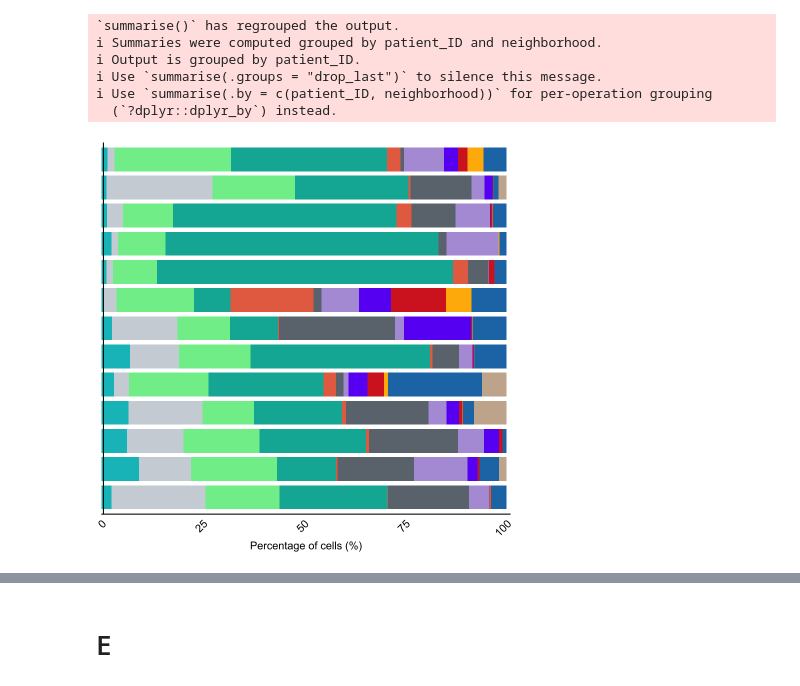
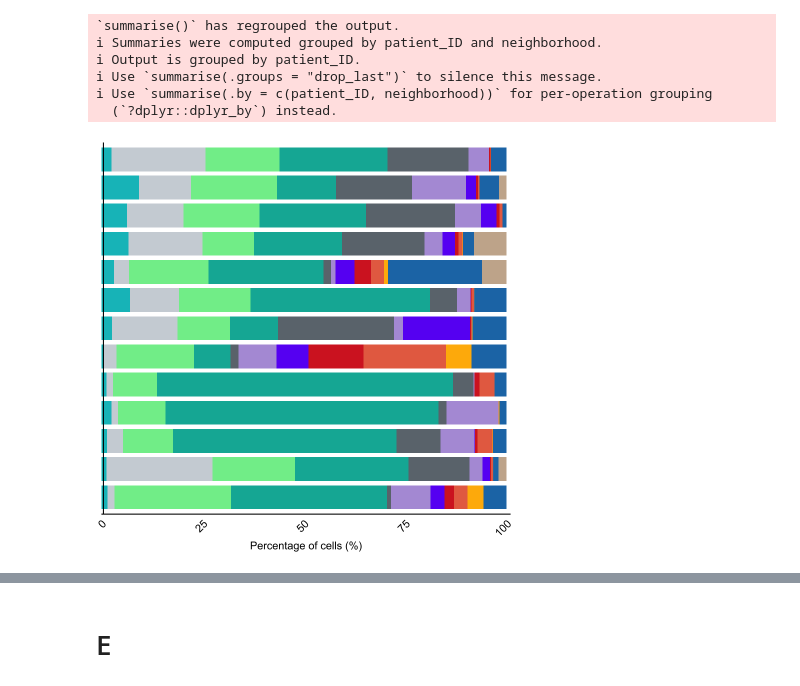
Before and after one commit to SchapiroLabor/NUT_spatial, a Jupyter notebook: figures/figure_4_R.ipynb, the cells around one changed output, grey strips where cells are left out. Drawn from its saved outputs; the diff is of its cells as text; code cells hidden in the pictures.

Commit message:
finalized the main figures scripts

```diff
--- a/figures/figure_4_R.ipynb
+++ b/figures/figure_4_R.ipynb
@@ -93,7 +93,7 @@ cluster_palette <- c(
 
   "Tumor_NFC" = "#CED4DA",
 
-  "TLS" = "#E76F51"
+  "Lymphoid_enriched" = "#E76F51"
 )
 # %% [markdown]
 # Load the required data
@@ -372,34 +372,35 @@ p_patient <- ggplot(
     y = "Patient ID",
     fill = "Cluster"
   ) +
   scale_x_continuous(limits = c(0, 101), expand = c(0, 0)) +
+  scale_y_discrete(limits = rev) +
   theme_minimal(base_size = 13) +
   theme(
     text = element_text(family = "Arial"),
     axis.text.y  = element_blank(),
     axis.title.y = element_blank(),
     axis.text.x = element_text(size = 13, angle = 45, hjust = 1, vjust = 1, colour = "black"),
     axis.title  = element_text(size = 13, colour = "black"),
     legend.text  = element_text(size = 13),
     legend.title = element_text(size = 13),
     legend.key.height = unit(0.5, "cm"),
     legend.position = "none",
     panel.border = element_blank(),
 
     axis.line.x.bottom = element_line(colour = "black", linewidth = 0.6),
     axis.line.x.top    = element_line(colour = "black", linewidth = 0.6),
     axis.line.y.left   = element_blank(),
     axis.line.y.right  = element_blank(),
 
     axis.text.x.top  = element_blank(),
     axis.ticks.x.top = element_blank(),
     axis.title.x.top = element_blank(),
 
     panel.grid = element_blank()
   )
 p_patient
 # %% [output]
-[figure, old version]
+[figure, new version]
 # %%
 #save the legend
 
```
Also changed, not shown: parts of 7 cells of this notebook, 8 other files.
